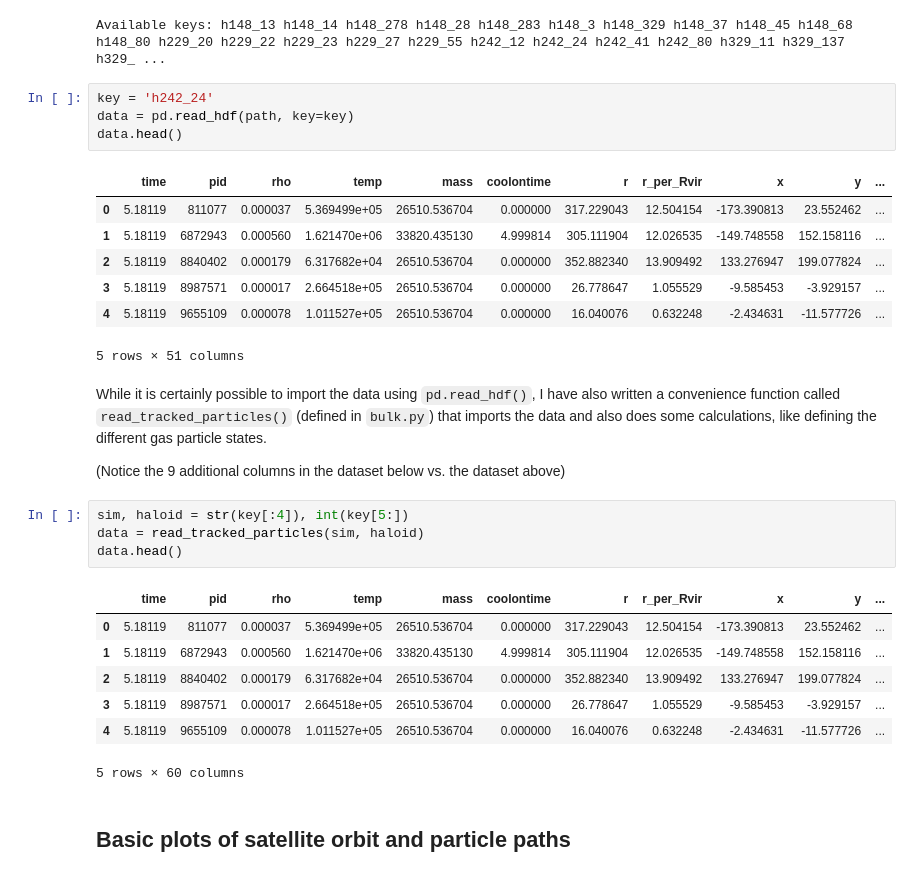
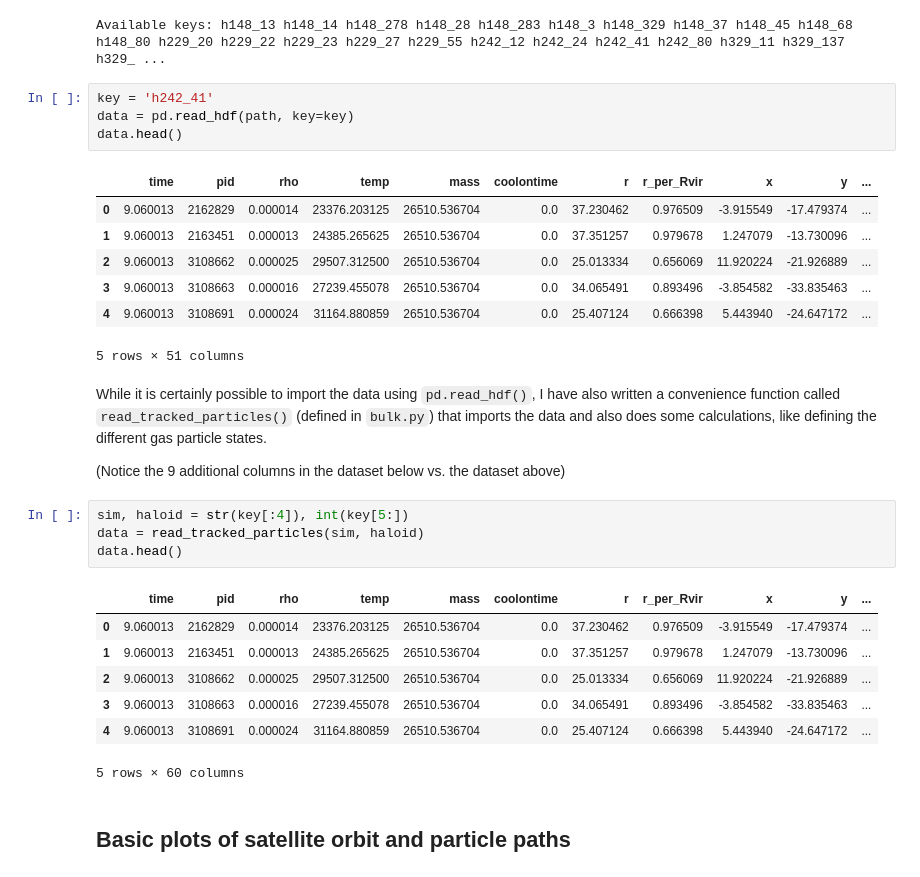
Before and after one commit to hollisakins/Justice_League_Code, a Jupyter notebook: Analysis/RamPressure/ParticleTrackingPlots.ipynb, the cells around one changed output. Cells and saved outputs as stored; diff of their text form.

```diff
--- a/Analysis/RamPressure/ParticleTrackingPlots.ipynb
+++ b/Analysis/RamPressure/ParticleTrackingPlots.ipynb
@@ -91,16 +91,16 @@ with pd.HDFStore(path) as hdf:
 # %% [output]
 Available keys: h148_13 h148_14 h148_278 h148_28 h148_283 h148_3 h148_329 h148_37 h148_45 h148_68 h148_80 h229_20 h229_22 h229_23 h229_27 h229_55 h242_12 h242_24 h242_41 h242_80 h329_11 h329_137 h329_ ...
 # %%
-key = 'h242_24'
+key = 'h242_41'
 data = pd.read_hdf(path, key=key)
 data.head()
 # %% [output]
 |  | time | pid | rho | temp | mass | coolontime | r | r_per_Rvir | x | y | ... |
-| 0 | 5.18119 | 811077 | 0.000037 | 5.369499e+05 | 26510.536704 | 0.000000 | 317.229043 | 12.504154 | -173.390813 | 23.552462 | ... |
-| 1 | 5.18119 | 6872943 | 0.000560 | 1.621470e+06 | 33820.435130 | 4.999814 | 305.111904 | 12.026535 | -149.748558 | 152.158116 | ... |
-| 2 | 5.18119 | 8840402 | 0.000179 | 6.317682e+04 | 26510.536704 | 0.000000 | 352.882340 | 13.909492 | 133.276947 | 199.077824 | ... |
-| 3 | 5.18119 | 8987571 | 0.000017 | 2.664518e+05 | 26510.536704 | 0.000000 | 26.778647 | 1.055529 | -9.585453 | -3.929157 | ... |
-| 4 | 5.18119 | 9655109 | 0.000078 | 1.011527e+05 | 26510.536704 | 0.000000 | 16.040076 | 0.632248 | -2.434631 | -11.577726 | ... |
+| 0 | 9.060013 | 2162829 | 0.000014 | 23376.203125 | 26510.536704 | 0.0 | 37.230462 | 0.976509 | -3.915549 | -17.479374 | ... |
+| 1 | 9.060013 | 2163451 | 0.000013 | 24385.265625 | 26510.536704 | 0.0 | 37.351257 | 0.979678 | 1.247079 | -13.730096 | ... |
+| 2 | 9.060013 | 3108662 | 0.000025 | 29507.312500 | 26510.536704 | 0.0 | 25.013334 | 0.656069 | 11.920224 | -21.926889 | ... |
+| 3 | 9.060013 | 3108663 | 0.000016 | 27239.455078 | 26510.536704 | 0.0 | 34.065491 | 0.893496 | -3.854582 | -33.835463 | ... |
+| 4 | 9.060013 | 3108691 | 0.000024 | 31164.880859 | 26510.536704 | 0.0 | 25.407124 | 0.666398 | 5.443940 | -24.647172 | ... |
 5 rows × 51 columns
 # %% [markdown]
 While it is certainly possible to import the data using `pd.read_hdf()`, I have also written a convenience function called `read_tracked_particles()` (defined in `bulk.py`) that imports the data and also does some calculations, like defining the different gas particle states.
@@ -112,11 +112,11 @@ data = read_tracked_particles(sim, haloid)
 data.head()
 # %% [output]
 |  | time | pid | rho | temp | mass | coolontime | r | r_per_Rvir | x | y | ... |
-| 0 | 5.18119 | 811077 | 0.000037 | 5.369499e+05 | 26510.536704 | 0.000000 | 317.229043 | 12.504154 | -173.390813 | 23.552462 | ... |
-| 1 | 5.18119 | 6872943 | 0.000560 | 1.621470e+06 | 33820.435130 | 4.999814 | 305.111904 | 12.026535 | -149.748558 | 152.158116 | ... |
-| 2 | 5.18119 | 8840402 | 0.000179 | 6.317682e+04 | 26510.536704 | 0.000000 | 352.882340 | 13.909492 | 133.276947 | 199.077824 | ... |
-| 3 | 5.18119 | 8987571 | 0.000017 | 2.664518e+05 | 26510.536704 | 0.000000 | 26.778647 | 1.055529 | -9.585453 | -3.929157 | ... |
-| 4 | 5.18119 | 9655109 | 0.000078 | 1.011527e+05 | 26510.536704 | 0.000000 | 16.040076 | 0.632248 | -2.434631 | -11.577726 | ... |
+| 0 | 9.060013 | 2162829 | 0.000014 | 23376.203125 | 26510.536704 | 0.0 | 37.230462 | 0.976509 | -3.915549 | -17.479374 | ... |
+| 1 | 9.060013 | 2163451 | 0.000013 | 24385.265625 | 26510.536704 | 0.0 | 37.351257 | 0.979678 | 1.247079 | -13.730096 | ... |
+| 2 | 9.060013 | 3108662 | 0.000025 | 29507.312500 | 26510.536704 | 0.0 | 25.013334 | 0.656069 | 11.920224 | -21.926889 | ... |
+| 3 | 9.060013 | 3108663 | 0.000016 | 27239.455078 | 26510.536704 | 0.0 | 34.065491 | 0.893496 | -3.854582 | -33.835463 | ... |
+| 4 | 9.060013 | 3108691 | 0.000024 | 31164.880859 | 26510.536704 | 0.0 | 25.407124 | 0.666398 | 5.443940 | -24.647172 | ... |
 5 rows × 60 columns
 # %% [markdown]
 ## Basic plots of satellite orbit and particle paths <a class="anchor" id="basic-pathlines"></a>
```
Also changed, not shown: parts of 1 cell of this notebook, 16 other files.
